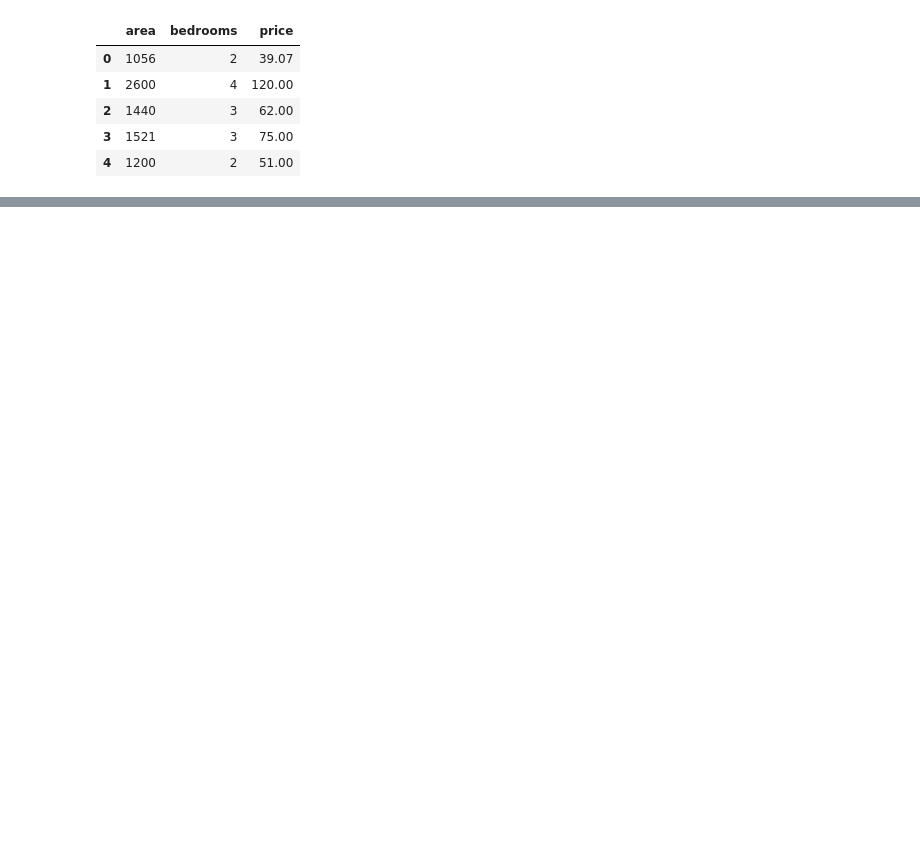
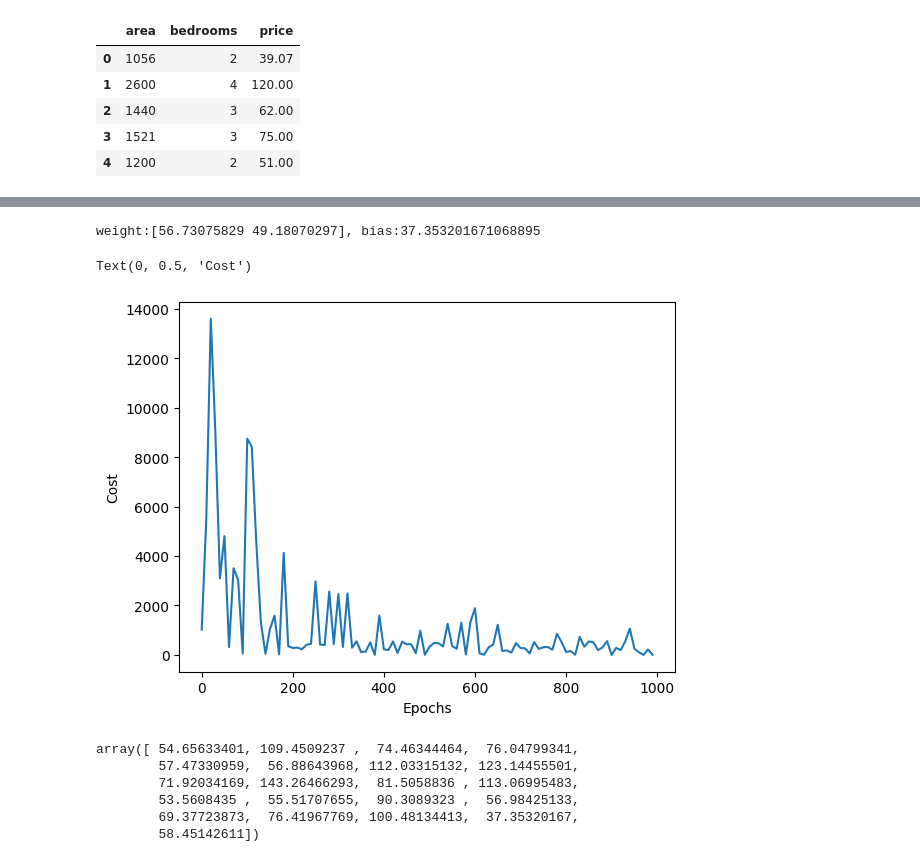
Before and after one commit to ADITYAGUPTAx/Deep-Learning, a Jupyter notebook: Deep learning.ipynb, the cells around one changed output, grey strips where cells are left out. Drawn from its saved outputs; the diff is of its cells as text; code cells hidden in the pictures; blank space fills up the shorter version.

```diff
--- a/Deep learning.ipynb
+++ b/Deep learning.ipynb
@@ -545,0 +655,32 @@ array([ 44.29151387, 118.24305822,  70.2385163 ,  72.54091411,
+# %%
+import random
+def sgd(x,y,epochs,rate):
+    nof=x.shape[1]
+    w=np.ones(nof)
+    b=0
+    total_samples= x.shape[0]
+
+    cl=[]
+    el=[]
+
+    for i in range(epochs):
+        rind=random.randint(0,total_samples-1)
+        xr=x[rind]
+        yr=y[rind]
+
+        yp= np.dot(w,xr.T)+b
+
+        wd=(-2/total_samples)*(np.dot(xr.T,(yr-yp)))
+        bd=(-2/total_samples)*np.sum(yr-yp)
+
+        w-=wd*rate
+        b-=bd*rate
+
+        cost=np.mean(np.square(yr-yp))
+
+        if i%10==0:
+            cl.append(cost)
+            el.append(i)
+
+    print(f"weight:{w}, bias:{b}")
+    return w,b,cl,el
@@ -545,0 +708,18 @@ array([ 44.29151387, 118.24305822,  70.2385163 ,  72.54091411,
+# %%
+w, b, cl, el = sgd(df.drop(columns=['price']).values, df.price.values, 1000, 0.07)
+plt.plot(el, cl)
+plt.xlabel('Epochs')
+plt.ylabel('Cost')
+# %% [output]
+weight:[56.73075829 49.18070297], bias:37.353201671068895
+Text(0, 0.5, 'Cost')
+[figure, added]
+# %%
+predict(df.drop(columns=['price']))
+# %% [output]
+array([ 54.65633401, 109.4509237 ,  74.46344464,  76.04799341,
+        57.47330959,  56.88643968, 112.03315132, 123.14455501,
+        71.92034169, 143.26466293,  81.5058836 , 113.06995483,
+        53.5608435 ,  55.51707655,  90.3089323 ,  56.98425133,
+        69.37723873,  76.41967769, 100.48134413,  37.35320167,
+        58.45142611])
```
Also changed, not shown: parts of 39 cells of this notebook, 1 other file.
